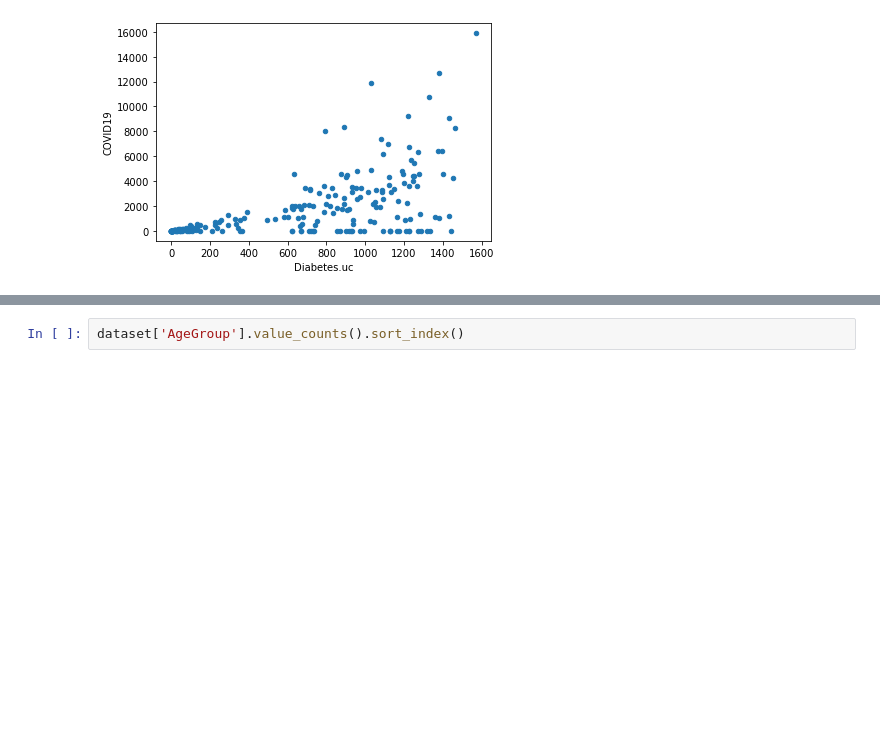
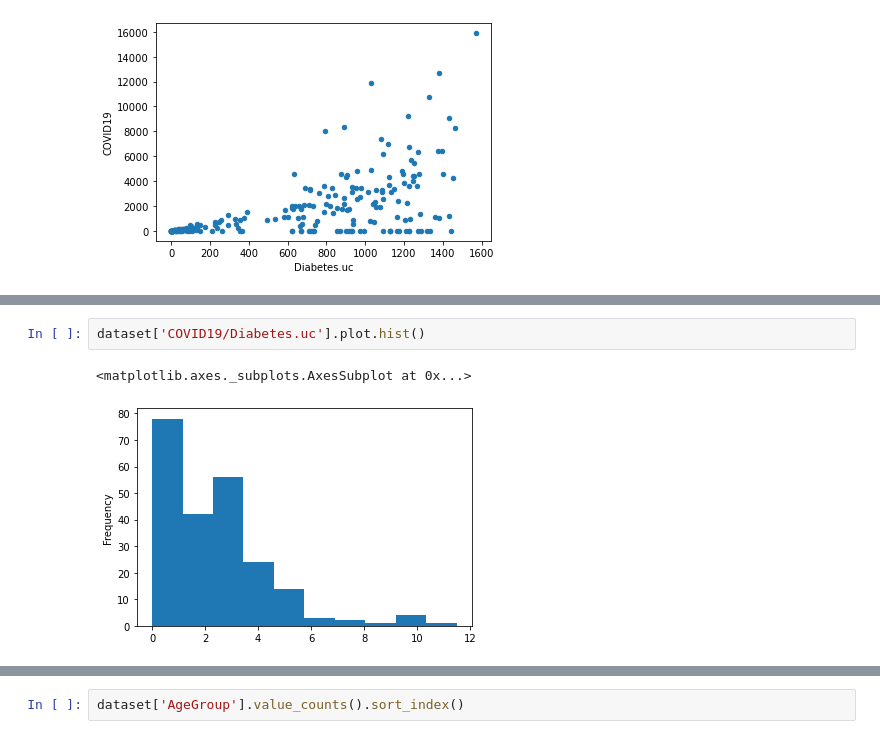
Before and after one commit to Giganoide01/Projeto_Analise_Dados_CinUFPE, a Jupyter notebook: projeto_iad.ipynb, the cells around one changed output, grey strips where cells are left out. Drawn from its saved outputs; the diff is of its cells as text; blank space fills up the shorter version.

```diff
--- a/projeto_iad.ipynb
+++ b/projeto_iad.ipynb
@@ -543,0 +596,5 @@ dataset.plot.scatter(x='Diabetes.uc',y='COVID19')
+# %%
+dataset['COVID19/Diabetes.uc'].plot.hist()
+# %% [output]
+<matplotlib.axes._subplots.AxesSubplot at 0x...>
+[figure, added]
```
Also changed, not shown: parts of 169 cells of this notebook.
